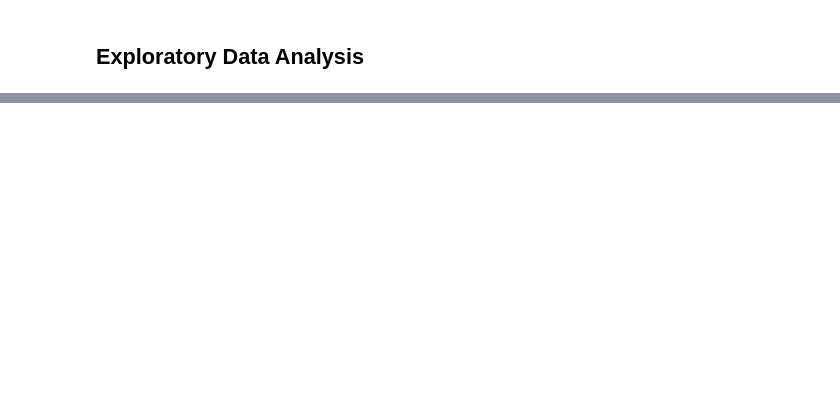
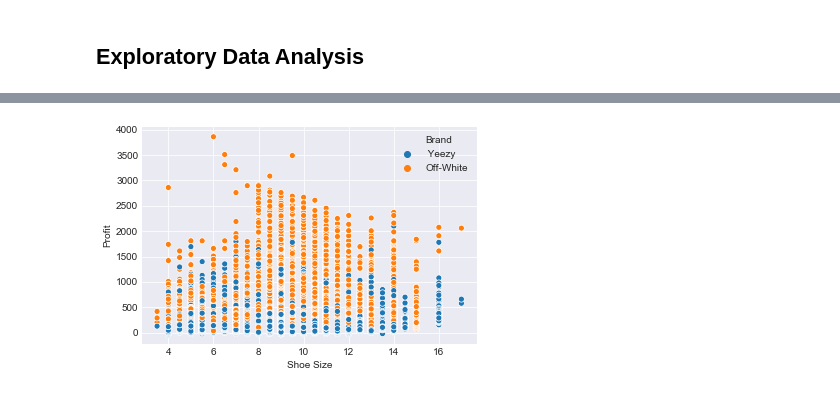
Before and after one commit to Kayleigh97/StockX_2019, a Jupyter notebook: StockX.ipynb, the cells around one changed output, grey strips where cells are left out. Saved outputs shown, nothing was run; the diff lists cells and outputs as text; code cells hidden in the pictures; blank space fills up the shorter version.

```diff
--- a/StockX.ipynb
+++ b/StockX.ipynb
@@ -109,0 +88,7 @@ for item in g2.get_xticklabels():
+# %%
+df3 = df.drop(['Order Date','Sneaker Name', 'Sale Price','Retail Price', 'Release Date', 'Buyer Region'], axis=1)
+df3.head()
+
+ax = sns.scatterplot(x="Shoe Size", y="Profit", hue="Brand",data = df3)
+# %% [output]
+[figure, added]
```
Also changed, not shown: parts of 10 cells of this notebook.
